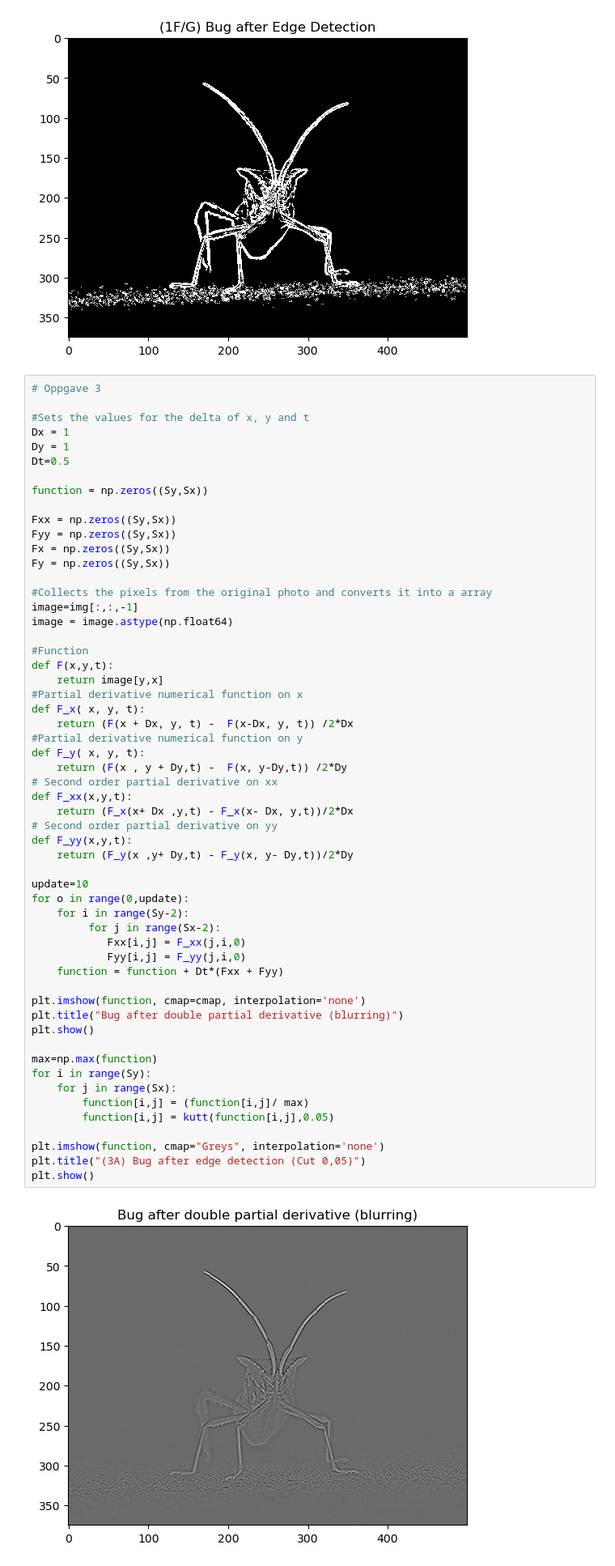
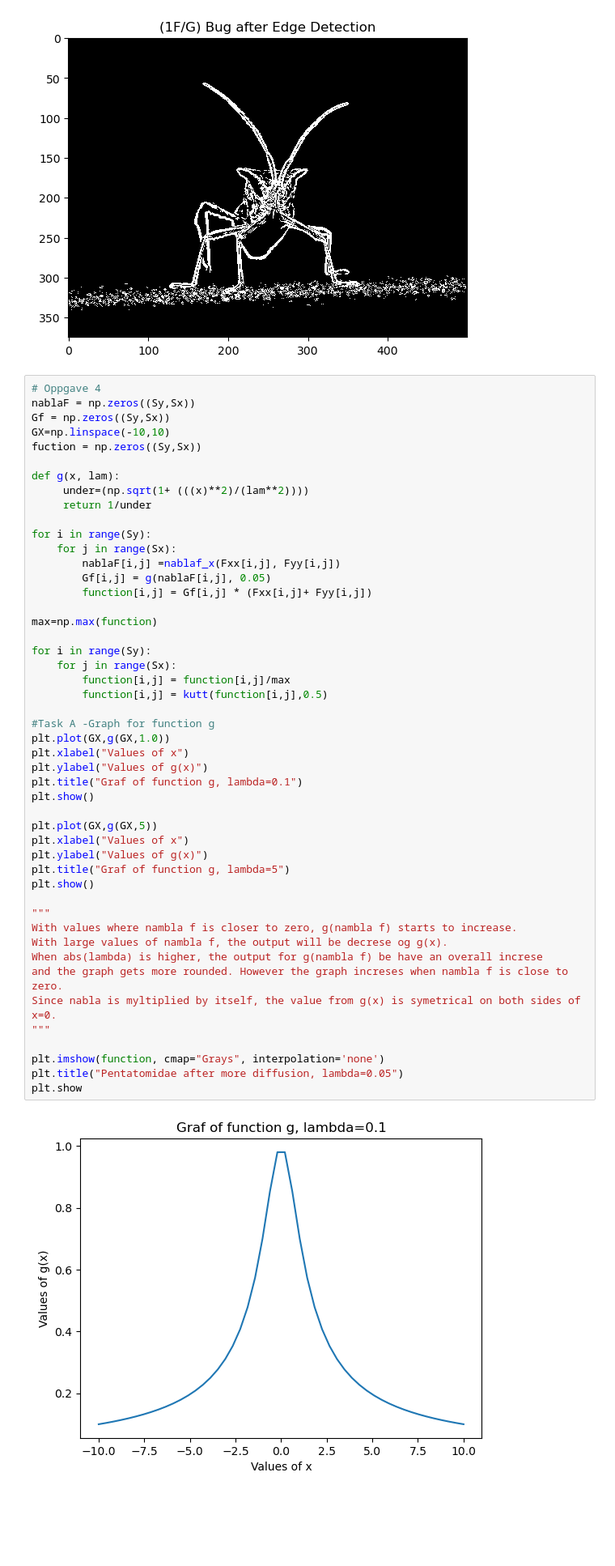
Before and after one commit to AugOks/Gruppe5Prosjekt, a Jupyter notebook: matteOppgaveVaar (1).ipynb, the cells around one changed output. Shown: that part at 81% size. Cells and saved outputs as stored; diff of their text form; blank space fills up the shorter version.

```diff
--- a/matteOppgaveVaar.ipynb
+++ b/matteOppgaveVaar (1).ipynb
@@ -100,60 +100,52 @@ plt.show()
 [figure]
 [figure]
 # %%
-# Oppgave 3
+# Oppgave 4
+nablaF = np.zeros((Sy,Sx))
+Gf = np.zeros((Sy,Sx))
+GX=np.linspace(-10,10)
+fuction = np.zeros((Sy,Sx))
 
-#Sets the values for the delta of x, y and t
-Dx = 1
-Dy = 1
-Dt=0.5
+def g(x, lam):
+     under=(np.sqrt(1+ (((x)**2)/(lam**2))))
+     return 1/under
 
-function = np.zeros((Sy,Sx))
+for i in range(Sy):
+    for j in range(Sx):
+        nablaF[i,j] =nablaf_x(Fxx[i,j], Fyy[i,j])
+        Gf[i,j] = g(nablaF[i,j], 0.05)
+        function[i,j] = Gf[i,j] * (Fxx[i,j]+ Fyy[i,j])
 
-Fxx = np.zeros((Sy,Sx))
-Fyy = np.zeros((Sy,Sx))
-Fx = np.zeros((Sy,Sx))
-Fy = np.zeros((Sy,Sx))
+max=np.max(function)
 
-#Collects the pixels from the original photo and converts it into a array
-image=img[:,:,-1]
-image = image.astype(np.float64)
+for i in range(Sy):
+    for j in range(Sx):
+        function[i,j] = function[i,j]/max
+        function[i,j] = kutt(function[i,j],0.5)
 
-#Function
-def F(x,y,t):
-    return image[y,x]
-#Partial derivative numerical function on x
-def F_x( x, y, t):
-    return (F(x + Dx, y, t) -  F(x-Dx, y, t)) /2*Dx
-#Partial derivative numerical function on y
-def F_y( x, y, t):
-    return (F(x , y + Dy,t) -  F(x, y-Dy,t)) /2*Dy
-# Second order partial derivative on xx
-def F_xx(x,y,t):
-    return (F_x(x+ Dx ,y,t) - F_x(x- Dx, y,t))/2*Dx
-# Second order partial derivative on yy
-def F_yy(x,y,t):
-    return (F_y(x ,y+ Dy,t) - F_y(x, y- Dy,t))/2*Dy
-
-update=10
-for o in range(0,update):
-    for i in range(Sy-2):
-         for j in range(Sx-2):
-            Fxx[i,j] = F_xx(j,i,0)
-            Fyy[i,j] = F_yy(j,i,0)
-    function = function + Dt*(Fxx + Fyy)
-
-plt.imshow(function, cmap=cmap, interpolation='none')
-plt.title("Bug after double partial derivative (blurring)")
+#Task A -Graph for function g
+plt.plot(GX,g(GX,1.0))
+plt.xlabel("Values of x")
+plt.ylabel("Values of g(x)")
+plt.title("Graf of function g, lambda=0.1")
 plt.show()
 
-max=np.max(function)
-for i in range(Sy):
-    for j in range(Sx):
-        function[i,j] = (function[i,j]/ max)
-        function[i,j] = kutt(function[i,j],0.05)
+plt.plot(GX,g(GX,5))
+plt.xlabel("Values of x")
+plt.ylabel("Values of g(x)")
+plt.title("Graf of function g, lambda=5")
+plt.show()
 
-plt.imshow(function, cmap="Greys", interpolation='none')
-plt.title("(3A) Bug after edge detection (Cut 0,05)")
-plt.show()
+"""
+With values where nambla f is closer to zero, g(nambla f) starts to increase.
+With large values of nambla f, the output will be decrese og g(x).
+When abs(lambda) is higher, the output for g(nambla f) be have an overall increse
+and the graph gets more rounded. However the graph increses when nambla f is close to zero.
+Since nabla is myltiplied by itself, the value from g(x) is symetrical on both sides of x=0.
+"""
+
+plt.imshow(function, cmap="Grays", interpolation='none')
+plt.title("Pentatomidae after more diffusion, lambda=0.05")
+plt.show
 # %% [output]
-[figure, old version]
+[figure, new version]
```
Also changed, not shown: parts of 1 cell of this notebook.
